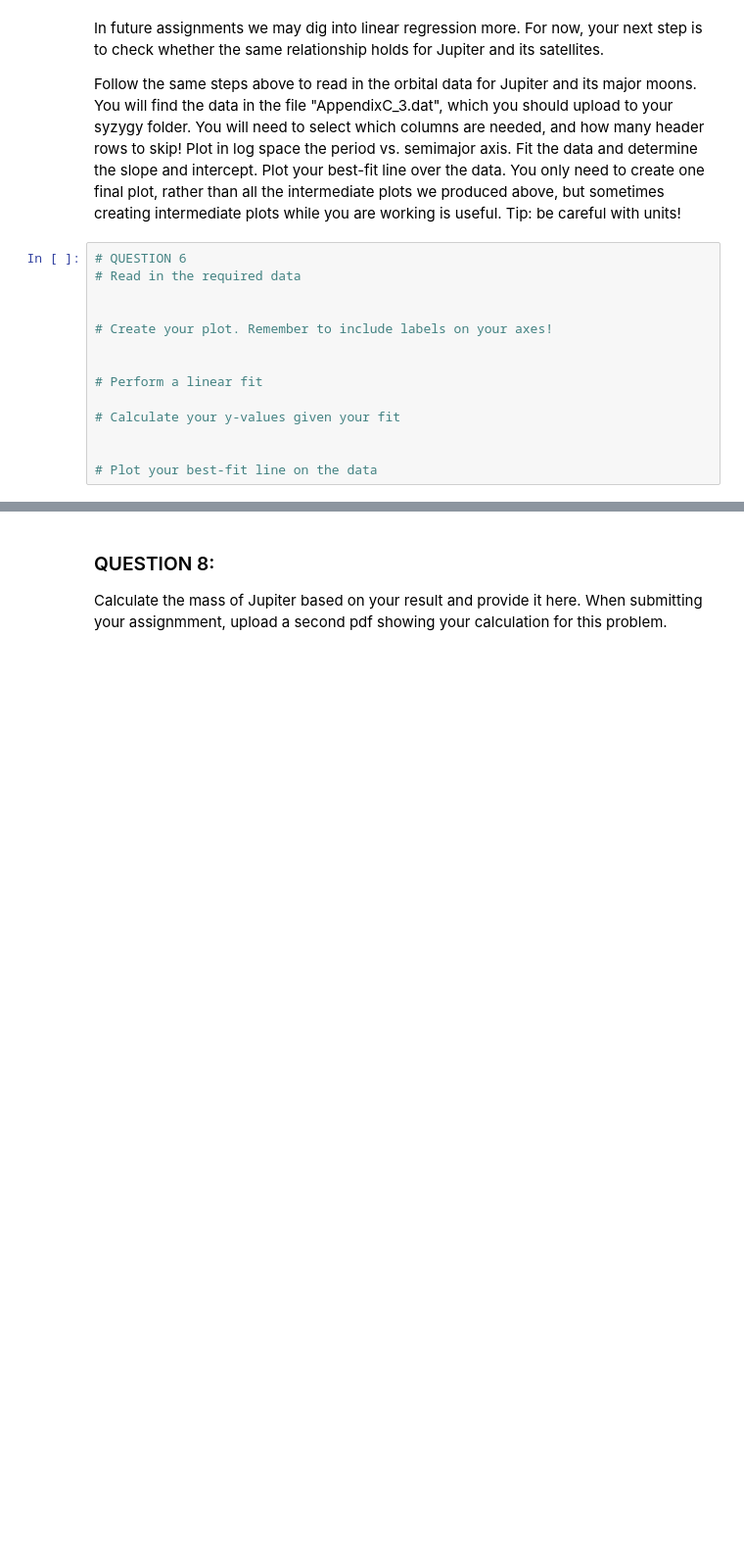
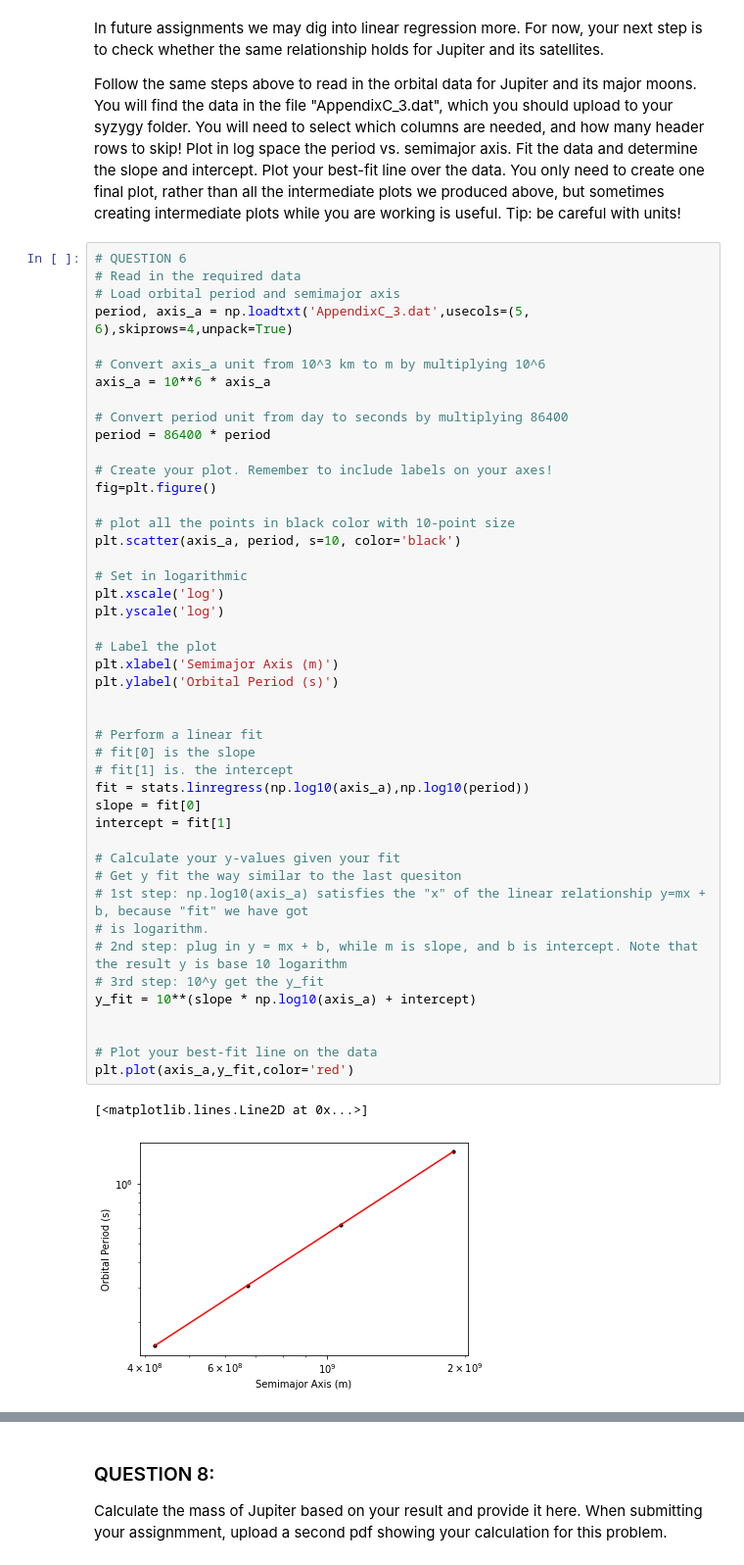
Before and after one commit to aircm/ast221-jupyter-notes, a Jupyter notebook: python_1/Python_1.ipynb, the cells around one changed output, grey strips where cells are left out. Shown at 98% size. Drawn from its saved outputs; the diff is of its cells as text; blank space fills up the shorter version.

```diff
--- a/python_1/Python_1.ipynb
+++ b/python_1/Python_1.ipynb
@@ -264,17 +264,51 @@ Plot in log space the period vs. semimajor axis. Fit the data and determine the
 # %%
 # QUESTION 6
 # Read in the required data
+# Load orbital period and semimajor axis
+period, axis_a = np.loadtxt('AppendixC_3.dat',usecols=(5, 6),skiprows=4,unpack=True)
 
+# Convert axis_a unit from 10^3 km to m by multiplying 10^6
+axis_a = 10**6 * axis_a
+
+# Convert period unit from day to seconds by multiplying 86400
+period = 86400 * period
 
 # Create your plot. Remember to include labels on your axes!
+fig=plt.figure()
+
+# plot all the points in black color with 10-point size
+plt.scatter(axis_a, period, s=10, color='black')
+
+# Set in logarithmic
+plt.xscale('log')
+plt.yscale('log')
+
+# Label the plot
+plt.xlabel('Semimajor Axis (m)')
+plt.ylabel('Orbital Period (s)')
 
 
 # Perform a linear fit
+# fit[0] is the slope
+# fit[1] is. the intercept
+fit = stats.linregress(np.log10(axis_a),np.log10(period))
+slope = fit[0]
+intercept = fit[1]
 
 # Calculate your y-values given your fit
+# Get y fit the way similar to the last quesiton
+# 1st step: np.log10(axis_a) satisfies the "x" of the linear relationship y=mx + b, because "fit" we have got
+# is logarithm.
+# 2nd step: plug in y = mx + b, while m is slope, and b is intercept. Note that the result y is base 10 logarithm
+# 3rd step: 10^y get the y_fit
+y_fit = 10**(slope * np.log10(axis_a) + intercept)
 
 
 # Plot your best-fit line on the data
+plt.plot(axis_a,y_fit,color='red')
+# %% [output]
+[<matplotlib.lines.Line2D at 0x...>]
+[figure, added]
 # %%
 # QUESTION 7
 # Use a print statement to output your slope and intercept.
```
Also changed, not shown: parts of 3 cells of this notebook, 1 other file.
